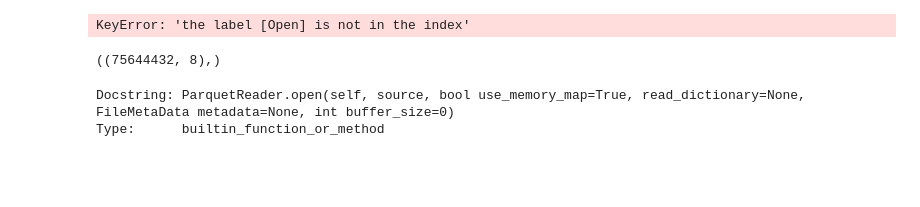
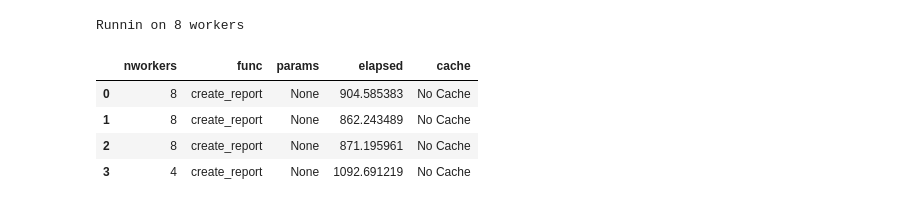
Before and after one commit to sfu-db/dataprep, a Jupyter notebook: profiling/Distributed Experiments.ipynb, the cells around one changed output. Drawn from its saved outputs; the diff is of its cells as text; code cells hidden in the pictures; blank space fills up the shorter version.

```diff
--- a/profiling/Distributed Experiments.ipynb
+++ b/profiling/Distributed Experiments.ipynb
@@ -22,17 +42,31 @@ ddf = dd.read_csv("hdfs://hadoop-namenode/dataprep-sigmod/bitcoin5g.csv")
 # %%
-%%time
-create_report(
-    ddf,
-  config={
-        "kde.enable": False,
-        "qqnorm.enable": False,
-        "box.enable": False,
-        "wordcloud.enable": False,
-        "wordlen.enable": False,
-        "pie.enable": False,
-         "pearson.enable": True,
-         "spearman.enable": False,
-         "kendall.enable": False,
-})
+print("Runnin on", len(client.scheduler_info()["workers"]), "workers")
+
+ddf = dd.read_csv("hdfs://hadoop-namenode/dataprep-sigmod/bitcoin103m.csv")
+# ddf2 = ddf.persist()
+
+for _ in tqdm(range(3)):
+    with Timer() as timer:
+        try:
+            create_report(
+                ddf,
+                config={
+                    "kde.enable": False,
+                    "qqnorm.enable": False,
+                    "box.enable": False,
+                    "wordcloud.enable": False,
+                    "wordlen.enable": False,
+                    "pie.enable": False,
+                    "pearson.enable": True,
+                    "spearman.enable": False,
+                    "kendall.enable": False,
+                }
+            )
+            records = records.append(
+                pd.Series([len(client.scheduler_info()["workers"]), "create_report", None, timer.elapsed, "No Cache"], index=records.columns),
+                ignore_index=True
+            )
+        except Exception as e:
+            traceback.print_exc()
 # %% [output]
-KeyError: 'the label [Open] is not in the index'
+Runnin on 8 workers
@@ -41,9 +72,0 @@ reader = pq.ParquetReader()
-# %%
-dd.compute(ddf.shape)
-# %% [output]
-((75644432, 8),)
-# %%
-reader.open("hdfs://root@localhost:8021/dataprep-sigmod/adult.pq")
-# %% [output]
-Docstring: ParquetReader.open(self, source, bool use_memory_map=True, read_dictionary=None, FileMetaData metadata=None, int buffer_size=0)
-Type:      builtin_function_or_method
@@ -49,0 +77,8 @@ Type:      builtin_function_or_method
+# %%
+records
+# %% [output]
+|  | nworkers | func | params | elapsed | cache |
+| 0 | 8 | create_report | None | 904.585383 | No Cache |
+| 1 | 8 | create_report | None | 862.243489 | No Cache |
+| 2 | 8 | create_report | None | 871.195961 | No Cache |
+| 3 | 4 | create_report | None | 1092.691219 | No Cache |
```
Also changed, not shown: parts of 21 cells of this notebook.
